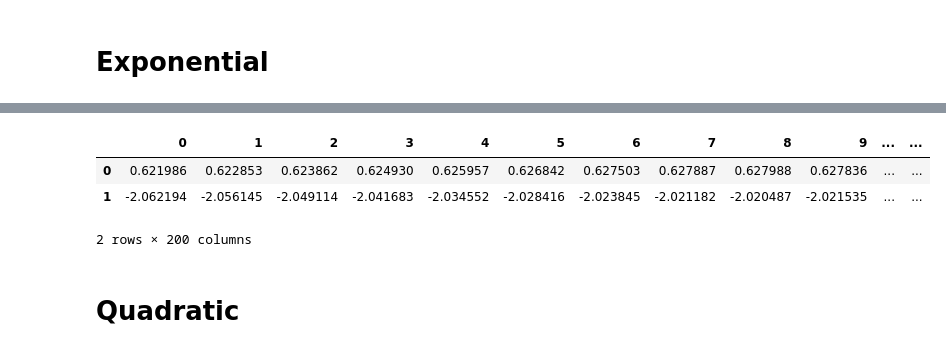
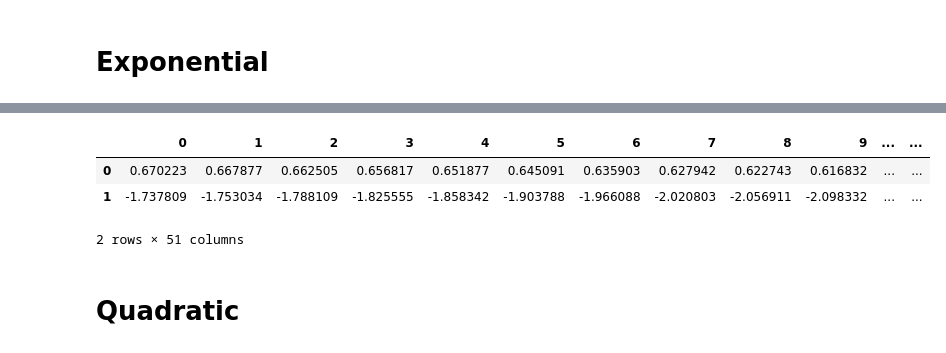
Before and after one commit to Leoopessoa/Edge-Coupler, a Jupyter notebook: Simulation/Components Assembly.ipynb, the cells around one changed output, grey strips where cells are left out. Drawn from its saved outputs; the diff is of its cells as text; code cells hidden in the pictures.

```diff
--- a/Simulation/Components Assembly.ipynb
+++ b/Simulation/Components Assembly.ipynb
@@ -354,4 +281,0 @@ plt.savefig('../Documentation/Figures/LossTM_Linear')
-# %%
-with open('SavedData/Loss_TM_Lin.txt', 'wb') as file:
-    plk.dump([T, Tlog],file)
-file.close()
@@ -444,6 +353,8 @@ lum.select('port')
 lum.delete()
 lum.select('output')
 lum.delete()
+lum.select('mesh')
+lum.delete()
 
 lum.addpower()
 lum.set({
@@ -453,21 +364,21 @@ lum.set({
     'y'                               : 0,
     'y span'                          : yspan,
     'name'                            : 'field',
-    'override global monitor settings':1,
-    'frequency points'                : 200
+    'override global monitor settings': 1,
+    'frequency points'                : 51
 })
 
 lum.addpower()
 lum.set('monitor type', '2D X-normal')
 lum.set({
     'z'                               : height/2,
-    'z span'                          : zspan,
+    'z span'                          : 3e-6,
     'x'                               : length + 2e-6,
     'y'                               : 0,
-    'y span'                          : yspan,
+    'y span'                          : 3e-6,
     'name'                            : 'output',
     'override global monitor settings':1,
-    'frequency points'                : 200
+    'frequency points'                : 51
 })
 
 lum.addmode()
@@ -483,7 +394,6 @@ lum.set({
 })
 
 lum.addfdtd()
-lum.set('allow symmetry on all boundaries', 1)
 lum.set({
     'z'               : height/2,
     'z span'          : zspan,
@@ -494,6 +404,24 @@ lum.set({
     'mesh accuracy'   : 2,
     #'y min bc'        : 'Anti-Symmetric',
     'z min bc'        : 'Symmetric',
-    'z max bc'        : 'Symmetric',
     'simulation time' : time
 })
+
+lum.addmesh()
+lum.set({
+    'based on a structure' : 1,
+    'structure'            : 'core',
+    'set equivalent index' : 1,
+    'equivalent x index'   : 5,
+    'equivalent y index'   : 5,
+    'equivalent z index'   : 5,
+    })
+lum.addmesh()
+lum.set({
+    'based on a structure' : 1,
+    'structure'            : 'extension',
+    'set equivalent index' : 1,
+    'equivalent x index'   : 5,
+    'equivalent y index'   : 5,
+    'equivalent z index'   : 5,
+    })
@@ -599,17 +493,17 @@ plt.savefig('../Documentation/Figures/LossTE_Exponential')
 # %%
-with open('SavedData/Loss_TE_Exp.txt', 'wb') as file:
+with open('SavedData/Loss_Exp.txt', 'wb') as file:
     plk.dump([T, Tlog],file)
 file.close()
 # %%
-with open('SavedData/Loss_TE_Exp.txt', 'rb') as file:
-    Loss_TE_Exp = plk.load(file)
+with open('SavedData/Loss_Exp.txt', 'rb') as file:
+    Loss_Exp = plk.load(file)
 file.close()
 
 #print(data)
-dataFrame = pd.DataFrame(Loss_TE_Exp) # Read the .txt file
+dataFrame = pd.DataFrame(Loss_Exp) # Read the .txt file
 dataFrame
 # %% [output]
 |  | 0 | 1 | 2 | 3 | 4 | 5 | 6 | 7 | 8 | 9 | ... | ... |
-| 0 | 0.621986 | 0.622853 | 0.623862 | 0.624930 | 0.625957 | 0.626842 | 0.627503 | 0.627887 | 0.627988 | 0.627836 | ... | ... |
-| 1 | -2.062194 | -2.056145 | -2.049114 | -2.041683 | -2.034552 | -2.028416 | -2.023845 | -2.021182 | -2.020487 | -2.021535 | ... | ... |
+| 0 | 0.670223 | 0.667877 | 0.662505 | 0.656817 | 0.651877 | 0.645091 | 0.635903 | 0.627942 | 0.622743 | 0.616832 | ... | ... |
+| 1 | -1.737809 | -1.753034 | -1.788109 | -1.825555 | -1.858342 | -1.903788 | -1.966088 | -2.020803 | -2.056911 | -2.098332 | ... | ... |
-2 rows × 200 columns
+2 rows × 51 columns
```
Also changed, not shown: parts of 24 cells of this notebook, 22 other files.
